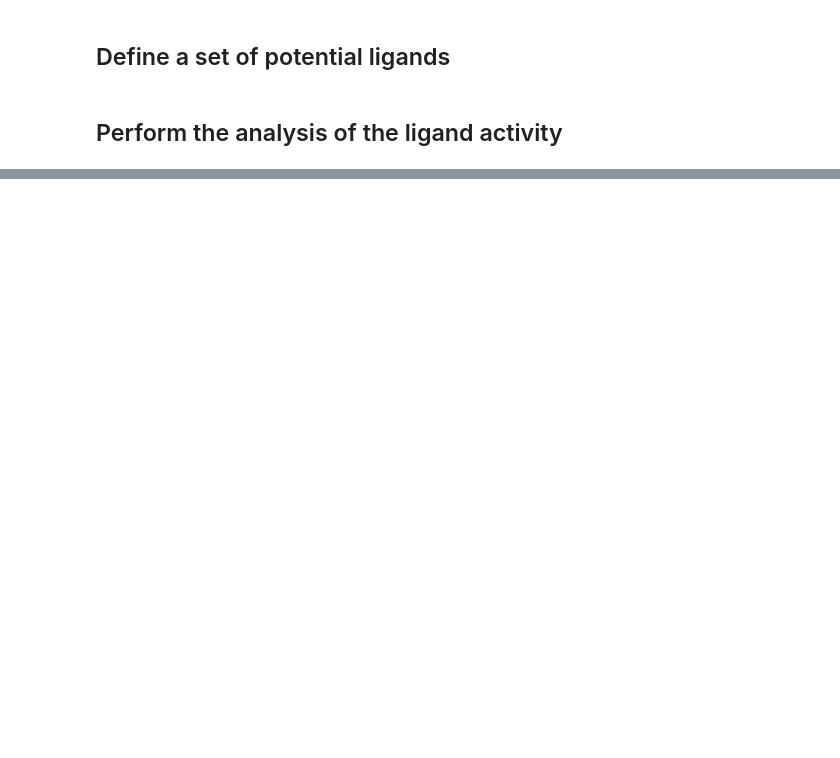
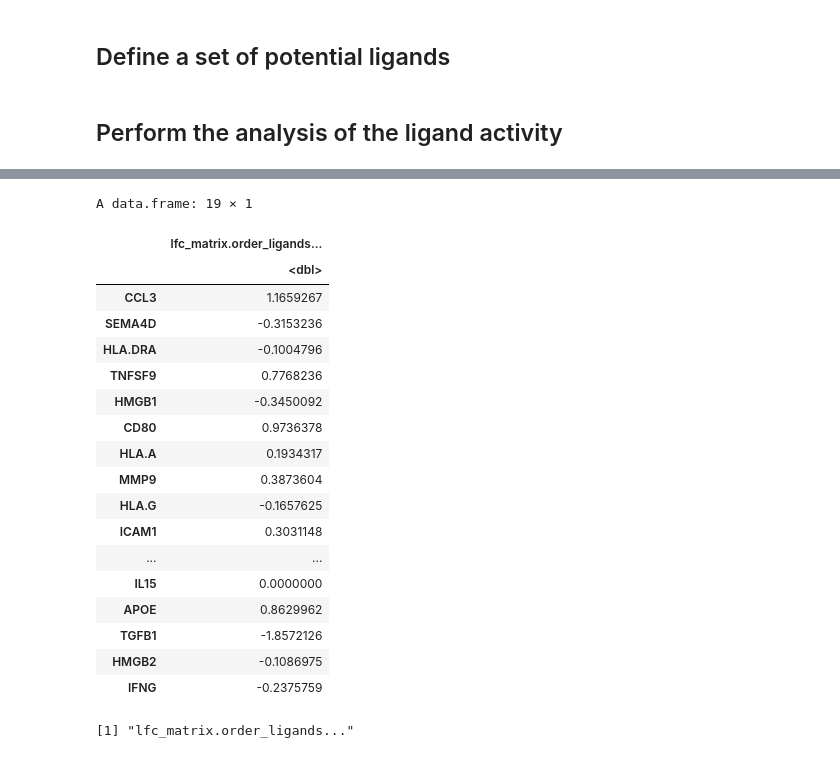
Before and after one commit to meg-bit/immune-cells-TIME-single-cell-anti-PD-1, a Jupyter notebook: test_nichenet.ipynb, the cells around one changed output, grey strips where cells are left out. Cells and saved outputs as stored; diff of their text form; code cells hidden in the pictures; blank space fills up the shorter version.

```diff
--- a/test_nichenet.ipynb
+++ b/test_nichenet.ipynb
@@ -362,32 +342 @@ DotPlot(seuratObj,
-# %%
-active_ligand_target_links_df = best_upstream_ligands %>%
-    lapply(get_weighted_ligand_target_links,
-           geneset = geneset_oi,
-           ligand_target_matrix = ligand_target_matrix,
-           n = 200) %>%
-    bind_rows() %>%
-    drop_na()
-
-active_ligand_target_links = prepare_ligand_target_visualization(
-    ligand_target_df = active_ligand_target_links_df,
-    ligand_target_matrix = ligand_target_matrix,
-    cutoff = 0.33
-)
-
-order_ligands = intersect(
-    best_upstream_ligands,
-    colnames(active_ligand_target_links)) %>%
-    rev() %>%
-    make.names()
-order_targets = active_ligand_target_links_df$target %>%
-    unique() %>%
-    intersect(rownames(active_ligand_target_links)) %>%
-    make.names()
-rownames(active_ligand_target_links) = rownames(active_ligand_target_links) %>%
-    make.names() # make.names() for heatmap visualization of genes like H2-T23
-colnames(active_ligand_target_links) = colnames(active_ligand_target_links) %>%
-    make.names() # make.names() for heatmap visualization of genes like H2-T23
-
-vis_ligand_target = active_ligand_target_links[order_targets,order_ligands] %>%
-    t()
 # %%
@@ -459,0 +468,26 @@ p_ligand_receptor_network
+# %%
+vis_ligand_lfc
+# %% [output]
+A data.frame: 19 × 1
+|  | lfc_matrix.order_ligands... |
+|  | <dbl> |
+| CCL3 | 1.1659267 |
+| SEMA4D | -0.3153236 |
+| HLA.DRA | -0.1004796 |
+| TNFSF9 | 0.7768236 |
+| HMGB1 | -0.3450092 |
+| CD80 | 0.9736378 |
+| HLA.A | 0.1934317 |
+| MMP9 | 0.3873604 |
+| HLA.G | -0.1657625 |
+| ICAM1 | 0.3031148 |
+| ... | ... |
+| IL15 | 0.0000000 |
+| APOE | 0.8629962 |
+| TGFB1 | -1.8572126 |
+| HMGB2 | -0.1086975 |
+| IFNG | -0.2375759 |
+# %%
+colnames(vis_ligand_lfc)
+# %% [output]
+[1] "lfc_matrix.order_ligands..."
```
Also changed, not shown: parts of 29 cells of this notebook.
